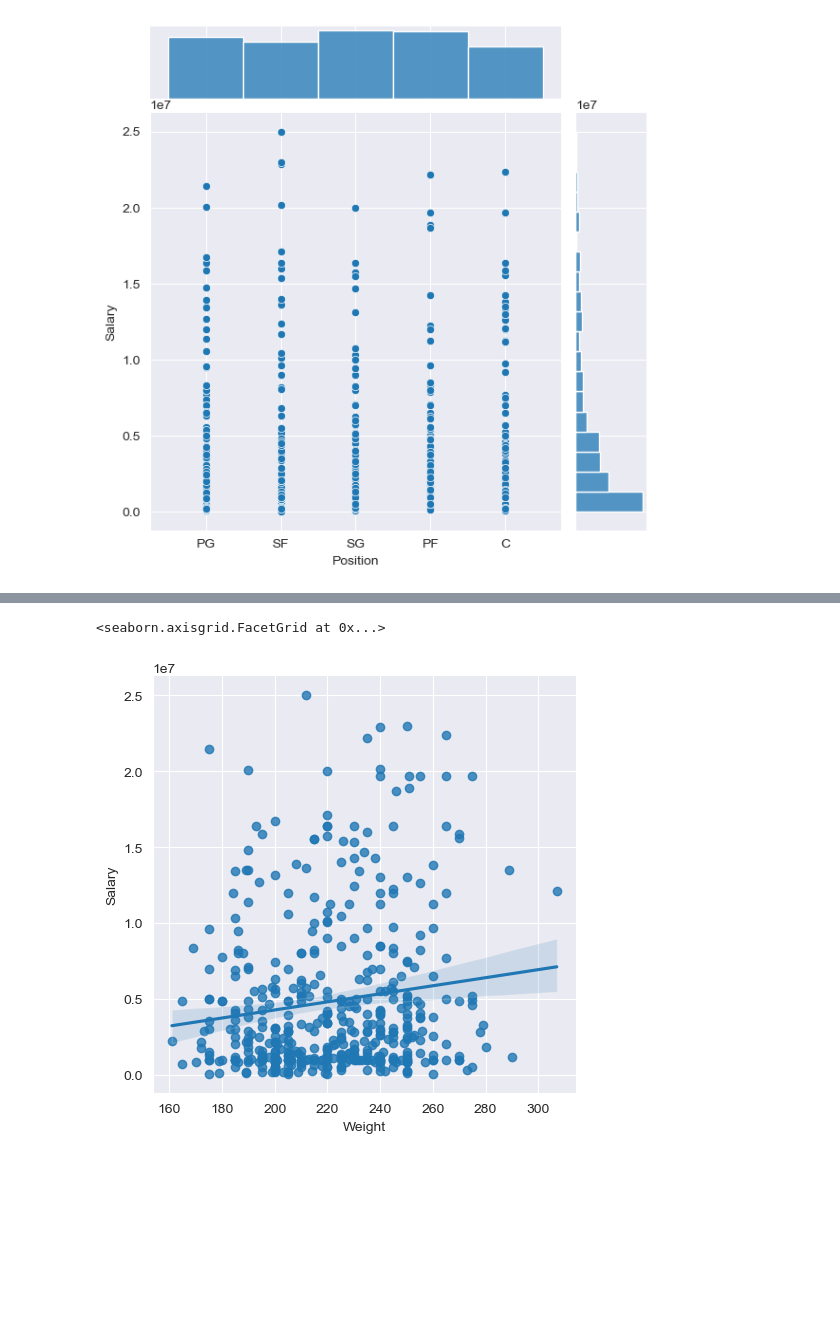
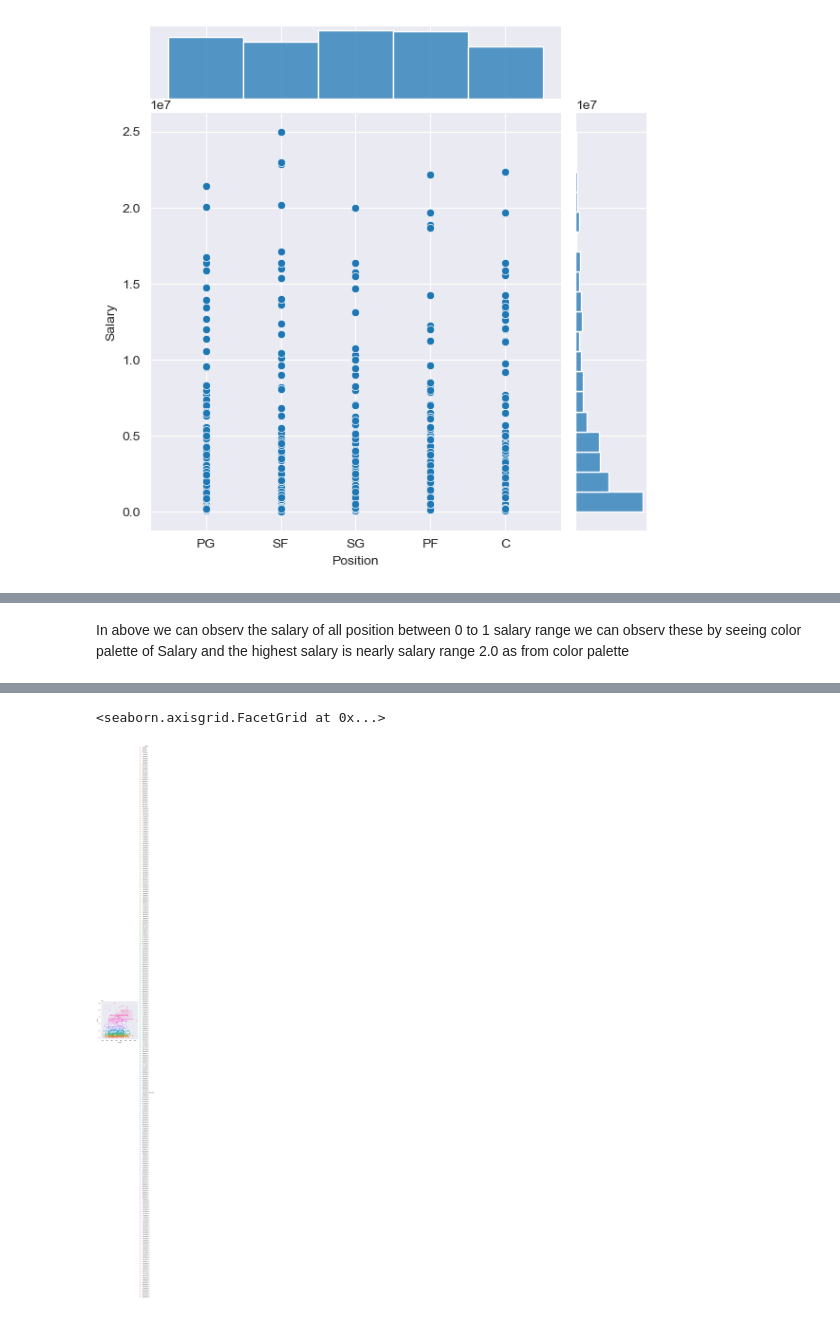
Before and after one commit to debasishnayak12/ML_Project, a Jupyter notebook: Machine Learning Day-1.ipynb, the cells around one changed output, grey strips where cells are left out. Cells and saved outputs as stored; diff of their text form; code cells hidden in the pictures; blank space fills up the shorter version.

```diff
--- a/Machine Learning Day-1.ipynb
+++ b/Machine Learning Day-1.ipynb
@@ -341,6 +366,9 @@ sns.lineplot(data=df,x='Position',y='Salary',color='g')
+# %% [markdown]
+In above we can observ the salary of all position between 0 to 1 salary range we can observ these by seeing
+color palette of Salary and the highest salary is nearly salary range 2.0 as from color palette
 # %%
-sns.lmplot(data=df,x='Weight',y='Salary')
+sns.lmplot(data=df,x='Weight',y='Salary',hue="Salary")
 # %% [output]
 [interactive output not drawn]
 <seaborn.axisgrid.FacetGrid at 0x...>
-[figure, old version]
+[figure, new version]
```
Also changed, not shown: parts of 27 cells of this notebook.
